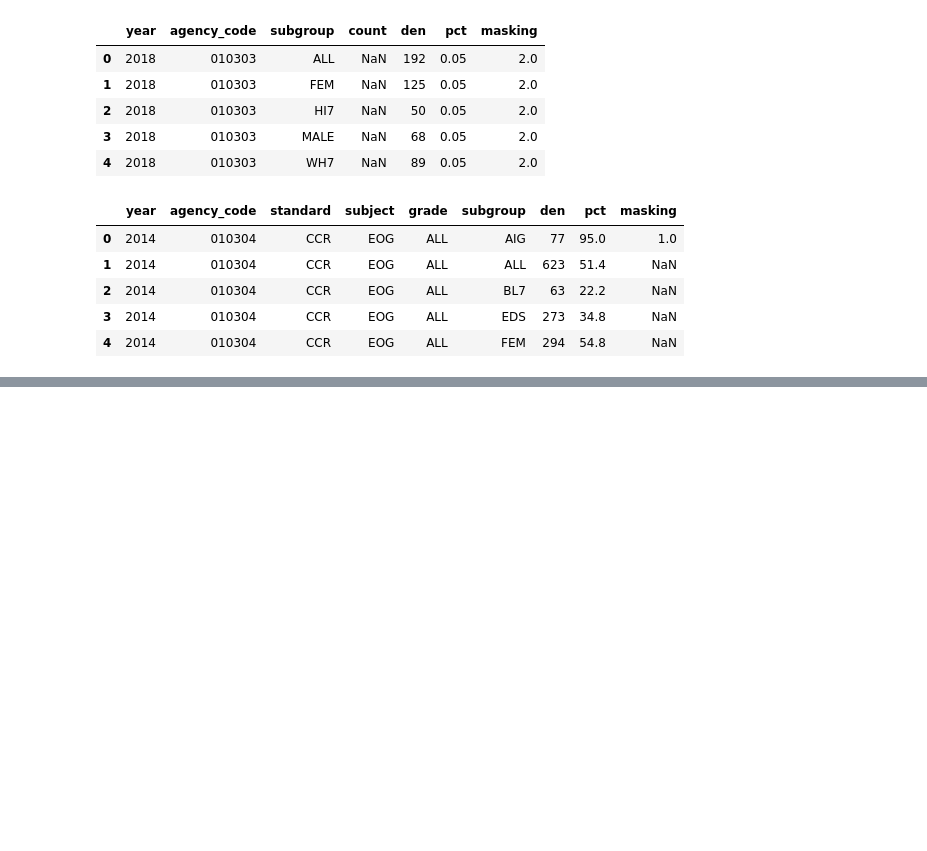
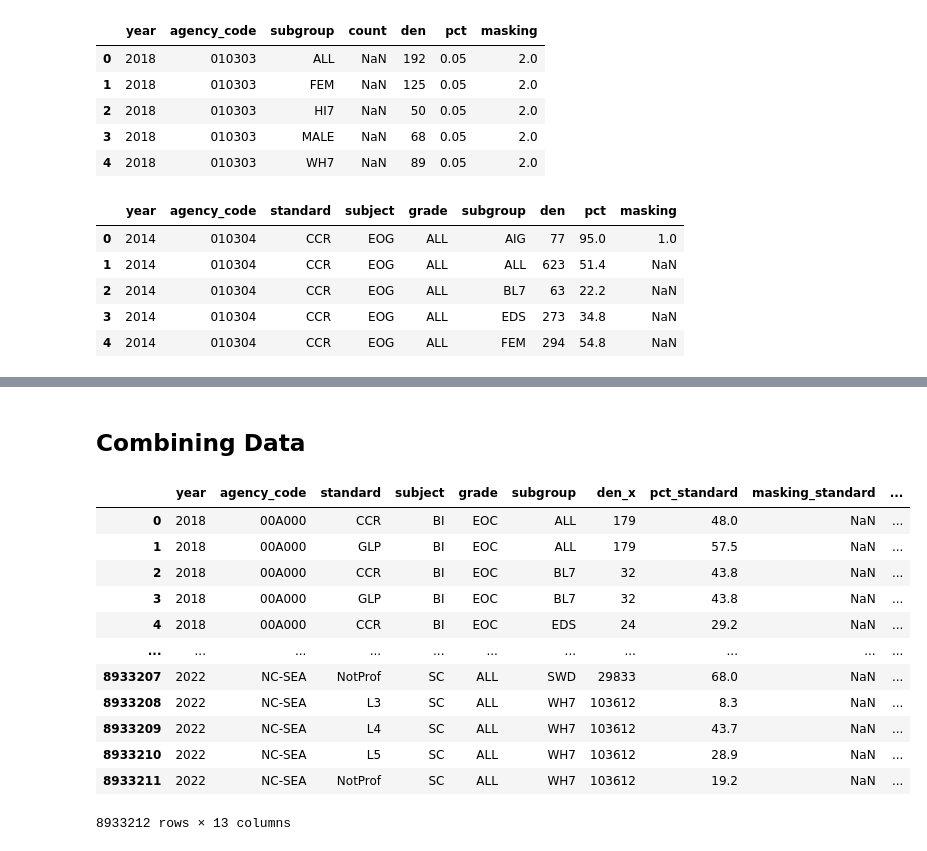
Before and after one commit to emcfalls/NC-Datathon, a Jupyter notebook: NC_Datathon.ipynb, the cells around one changed output, grey strips where cells are left out. Cells and saved outputs as stored; diff of their text form; code cells hidden in the pictures; blank space fills up the shorter version.

```diff
--- a/NC_Datathon.ipynb
+++ b/NC_Datathon.ipynb
@@ -118,0 +131,21 @@ DataFrame exported to /content/Cleaned_Projections.xlsx
+# %% [markdown]
+## Combining Data
+# %%
+standards = standards.rename(columns={"pct": "pct_standard", "masking": "masking_standard"})
+absent = absent.rename(columns={"pct": "pct_absent", "masking": "masking_pct"})
+# %%
+pd.merge(standards, absent, how = 'left', on = ['year', 'agency_code', 'subgroup'])
+# %% [output]
+|  | year | agency_code | standard | subject | grade | subgroup | den_x | pct_standard | masking_standard | ... |
+| 0 | 2018 | 00A000 | CCR | BI | EOC | ALL | 179 | 48.0 | NaN | ... |
+| 1 | 2018 | 00A000 | GLP | BI | EOC | ALL | 179 | 57.5 | NaN | ... |
+| 2 | 2018 | 00A000 | CCR | BI | EOC | BL7 | 32 | 43.8 | NaN | ... |
+| 3 | 2018 | 00A000 | GLP | BI | EOC | BL7 | 32 | 43.8 | NaN | ... |
+| 4 | 2018 | 00A000 | CCR | BI | EOC | EDS | 24 | 29.2 | NaN | ... |
+| ... | ... | ... | ... | ... | ... | ... | ... | ... | ... | ... |
+| 8933207 | 2022 | NC-SEA | NotProf | SC | ALL | SWD | 29833 | 68.0 | NaN | ... |
+| 8933208 | 2022 | NC-SEA | L3 | SC | ALL | WH7 | 103612 | 8.3 | NaN | ... |
+| 8933209 | 2022 | NC-SEA | L4 | SC | ALL | WH7 | 103612 | 43.7 | NaN | ... |
+| 8933210 | 2022 | NC-SEA | L5 | SC | ALL | WH7 | 103612 | 28.9 | NaN | ... |
+| 8933211 | 2022 | NC-SEA | NotProf | SC | ALL | WH7 | 103612 | 19.2 | NaN | ... |
+8933212 rows × 13 columns
```
Also changed, not shown: parts of 20 cells of this notebook.
